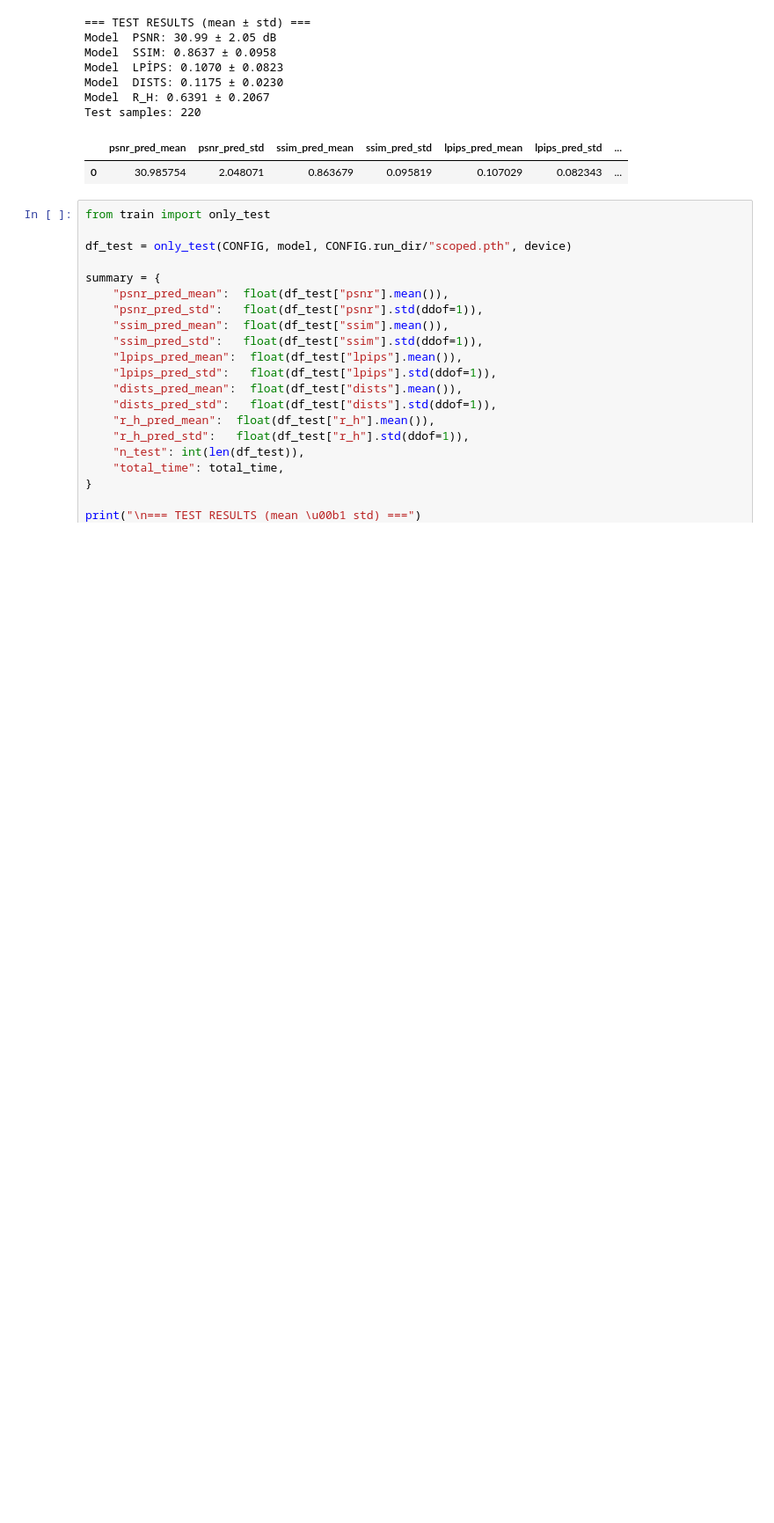
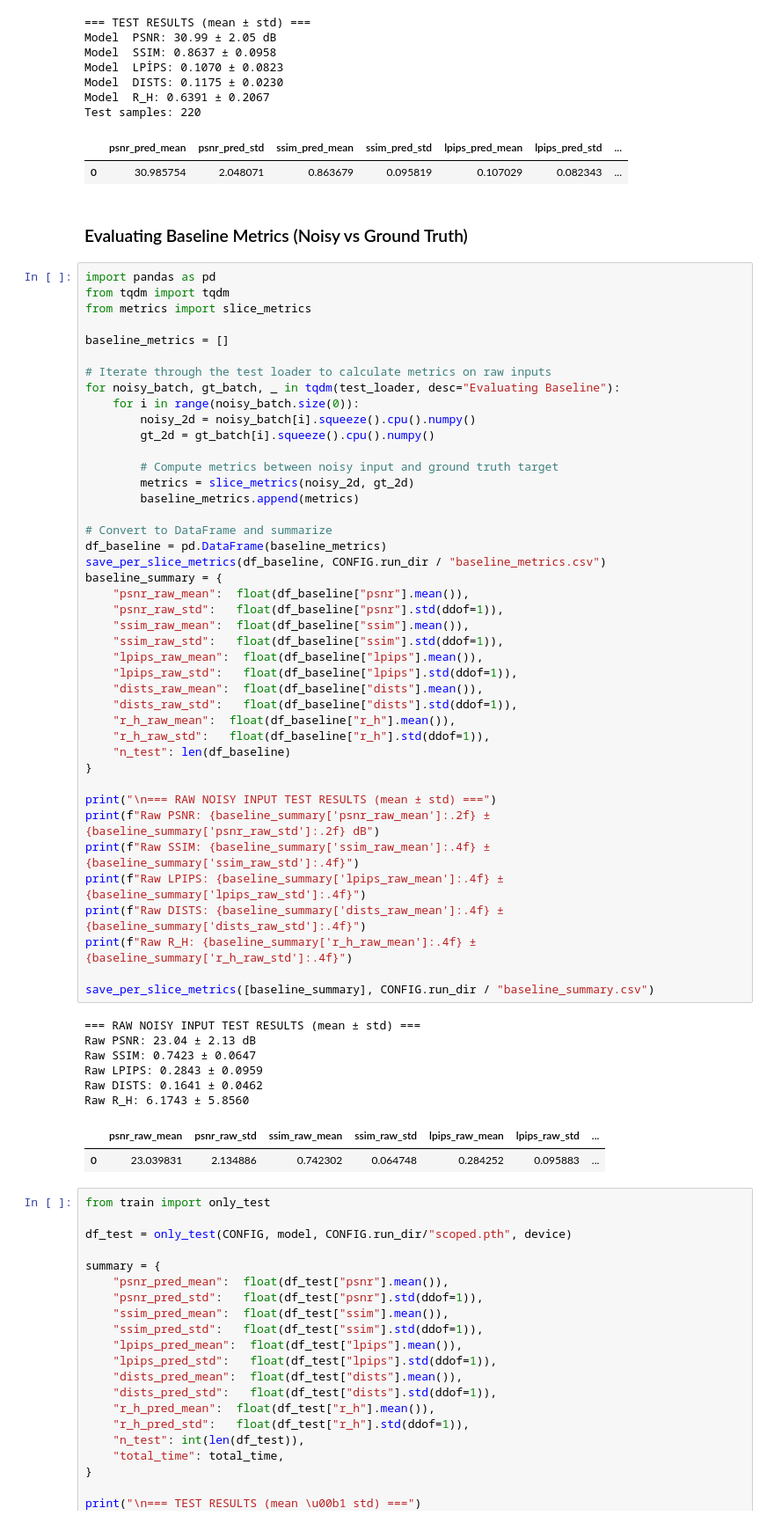
Before and after one commit to UnkindledTwo/perceptual_backbone_ldct, a Jupyter notebook: perceptual_backbone_ldct.ipynb, the cells around one changed output. Shown at 88% size. Cells and saved outputs as stored; diff of their text form; blank space fills up the shorter version.

```diff
--- a/perceptual_backbone_ldct.ipynb
+++ b/perceptual_backbone_ldct.ipynb
@@ -229,6 +237,59 @@ Model  R_H: 0.6391 ± 0.2067
 Test samples: 220
 |  | psnr_pred_mean | psnr_pred_std | ssim_pred_mean | ssim_pred_std | lpips_pred_mean | lpips_pred_std | ... |
 | 0 | 30.985754 | 2.048071 | 0.863679 | 0.095819 | 0.107029 | 0.082343 | ... |
+# %% [markdown]
+### Evaluating Baseline Metrics (Noisy vs Ground Truth)
+# %%
+import pandas as pd
+from tqdm import tqdm
+from metrics import slice_metrics
+
+baseline_metrics = []
+
+# Iterate through the test loader to calculate metrics on raw inputs
+for noisy_batch, gt_batch, _ in tqdm(test_loader, desc="Evaluating Baseline"):
+    for i in range(noisy_batch.size(0)):
+        noisy_2d = noisy_batch[i].squeeze().cpu().numpy()
+        gt_2d = gt_batch[i].squeeze().cpu().numpy()
+
+        # Compute metrics between noisy input and ground truth target
+        metrics = slice_metrics(noisy_2d, gt_2d)
+        baseline_metrics.append(metrics)
+
+# Convert to DataFrame and summarize
+df_baseline = pd.DataFrame(baseline_metrics)
+save_per_slice_metrics(df_baseline, CONFIG.run_dir / "baseline_metrics.csv")
+baseline_summary = {
+    "psnr_raw_mean":  float(df_baseline["psnr"].mean()),
+    "psnr_raw_std":   float(df_baseline["psnr"].std(ddof=1)),
+    "ssim_raw_mean":  float(df_baseline["ssim"].mean()),
+    "ssim_raw_std":   float(df_baseline["ssim"].std(ddof=1)),
+    "lpips_raw_mean":  float(df_baseline["lpips"].mean()),
+    "lpips_raw_std":   float(df_baseline["lpips"].std(ddof=1)),
+    "dists_raw_mean":  float(df_baseline["dists"].mean()),
+    "dists_raw_std":   float(df_baseline["dists"].std(ddof=1)),
+    "r_h_raw_mean":  float(df_baseline["r_h"].mean()),
+    "r_h_raw_std":   float(df_baseline["r_h"].std(ddof=1)),
+    "n_test": len(df_baseline)
+}
+
+print("\n=== RAW NOISY INPUT TEST RESULTS (mean ± std) ===")
+print(f"Raw PSNR: {baseline_summary['psnr_raw_mean']:.2f} ± {baseline_summary['psnr_raw_std']:.2f} dB")
+print(f"Raw SSIM: {baseline_summary['ssim_raw_mean']:.4f} ± {baseline_summary['ssim_raw_std']:.4f}")
+print(f"Raw LPIPS: {baseline_summary['lpips_raw_mean']:.4f} ± {baseline_summary['lpips_raw_std']:.4f}")
+print(f"Raw DISTS: {baseline_summary['dists_raw_mean']:.4f} ± {baseline_summary['dists_raw_std']:.4f}")
+print(f"Raw R_H: {baseline_summary['r_h_raw_mean']:.4f} ± {baseline_summary['r_h_raw_std']:.4f}")
+
+save_per_slice_metrics([baseline_summary], CONFIG.run_dir / "baseline_summary.csv")
+# %% [output]
+=== RAW NOISY INPUT TEST RESULTS (mean ± std) ===
+Raw PSNR: 23.04 ± 2.13 dB
+Raw SSIM: 0.7423 ± 0.0647
+Raw LPIPS: 0.2843 ± 0.0959
+Raw DISTS: 0.1641 ± 0.0462
+Raw R_H: 6.1743 ± 5.8560
+|  | psnr_raw_mean | psnr_raw_std | ssim_raw_mean | ssim_raw_std | lpips_raw_mean | lpips_raw_std | ... |
+| 0 | 23.039831 | 2.134886 | 0.742302 | 0.064748 | 0.284252 | 0.095883 | ... |
 # %%
 from train import only_test
 
```
Also changed, not shown: parts of 4 cells of this notebook.
